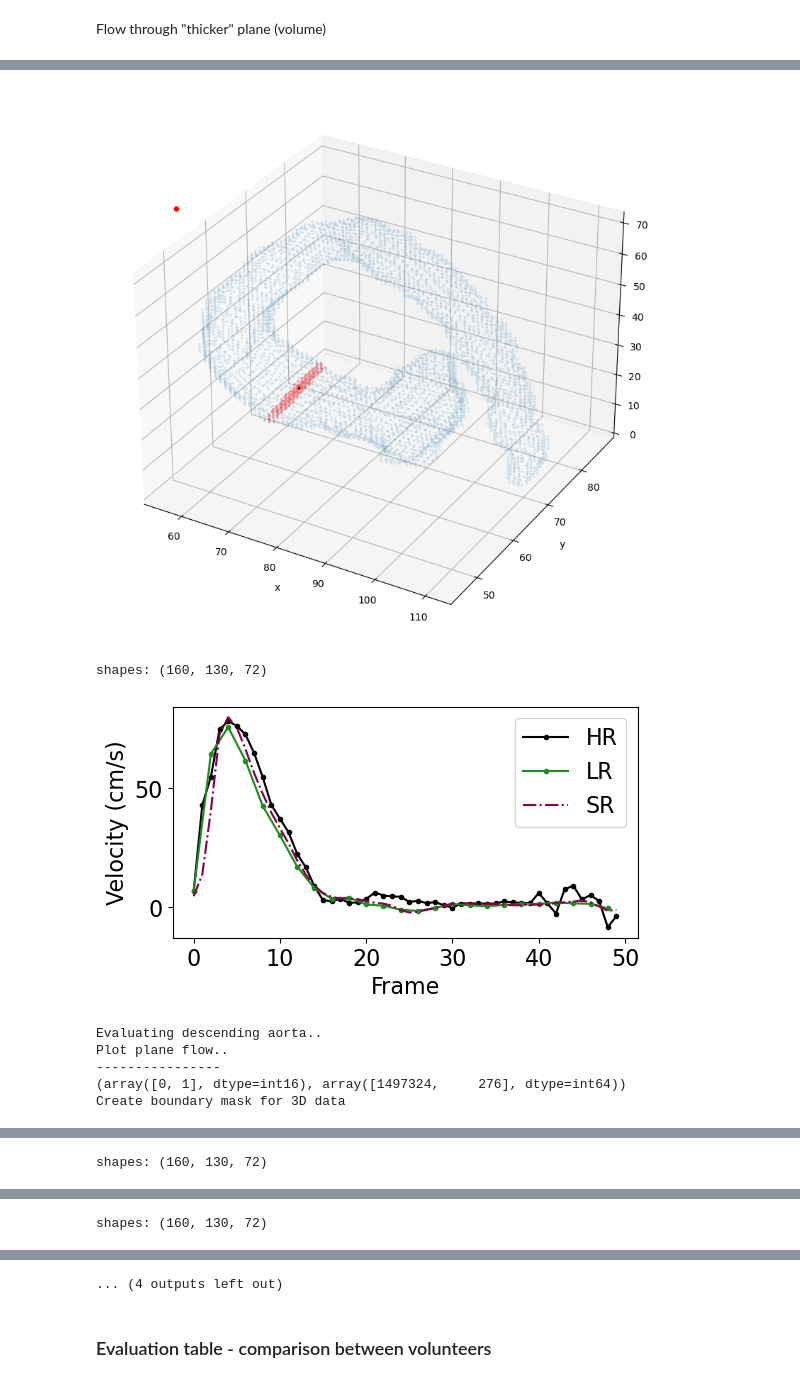
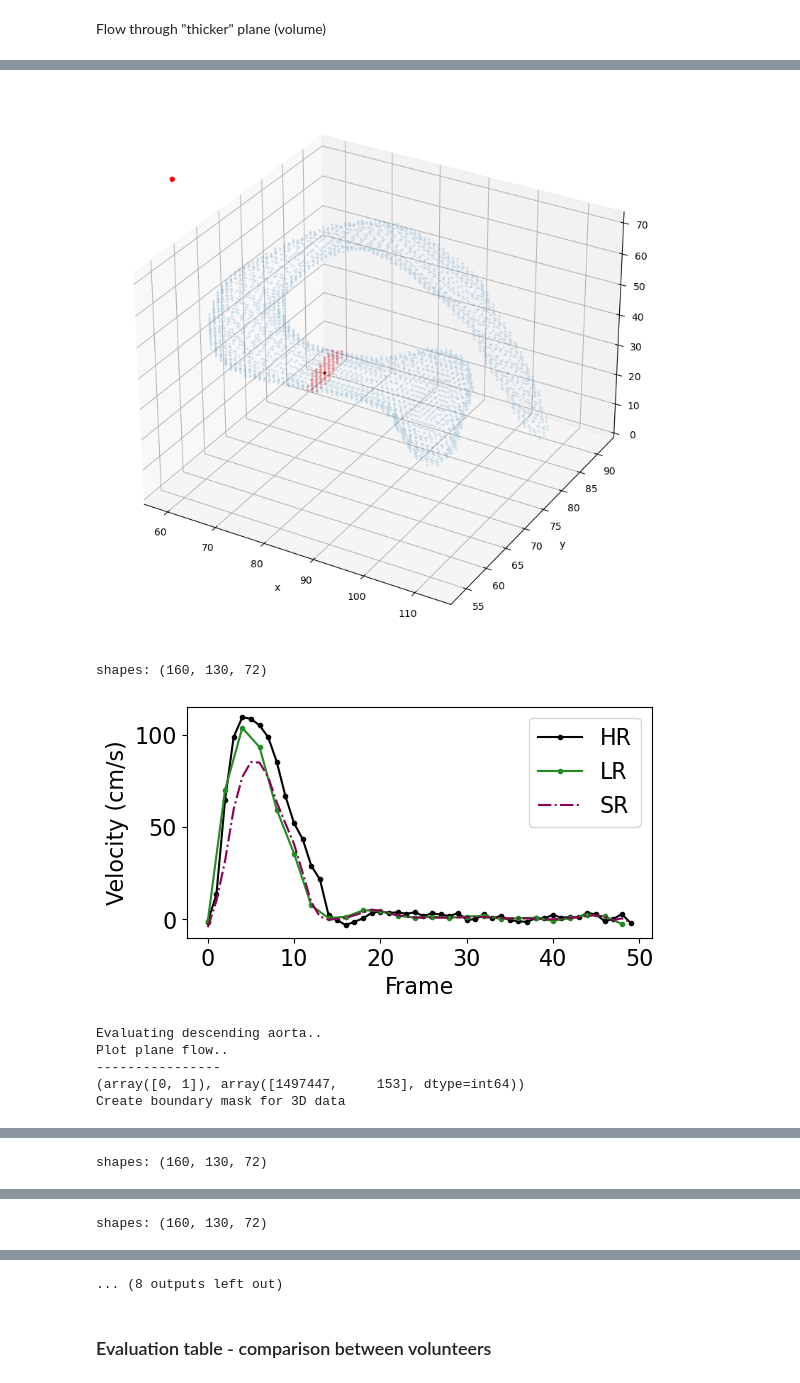
Before and after one commit to PiaaCaa/4DFlowNet, a Jupyter notebook: src/notebooks/evaluate_paired_invivo_results.ipynb, the cells around one changed output, grey strips where cells are left out. Cells and saved outputs as stored; diff of their text form; code cells hidden in the pictures.

```diff
--- a/src/notebooks/evaluate_paired_invivo_results.ipynb
+++ b/src/notebooks/evaluate_paired_invivo_results.ipynb
@@ -1472,7 +1465,7 @@ eval_dir = f'../../results/in_vivo/paired_data/plots/comparison/planeflows'
 
 os.makedirs(eval_dir, exist_ok=True)
 
-volunteers = ['v5', 'v6' ]#['v3', 'v4',  'v5', 'v6', 'v7']
+volunteers = ['v3', 'v4',  'v5', 'v6', 'v7'] #['v5', 'v6' ]#
 
 volunteer_plane_normal_ascending = {
     'v3_origin': [198.75, 166.096, 90.2740],
@@ -1528,16 +1521,16 @@ volunteer_plot_settings = {
         'thickness_descending': 2,
     },
     'v5': {
-        'order_normal': [0, 1, 2],
-        'factor_plane_normal': [1, 1, 1],
+        'order_normal': [2, 1, 0],
+        'factor_plane_normal': [1, 1, -1],
         'idxs_nonflow_area_ascending': [np.index_exp[:, 65:, :]],
         'idxs_nonflow_area_descending': [np.index_exp[:, :65, :]],
         'thickness_ascending': 2,
         'thickness_descending': 2,
     },
     'v6': {
-        'order_normal': [0, 1, 2],
-        'factor_plane_normal': [1, 1, 1],
+        'order_normal': [2, 1, 0],
+        'factor_plane_normal': [1, 1, -1],
         'idxs_nonflow_area_ascending': [np.index_exp[:, 73:, :]],
         'idxs_nonflow_area_descending': [np.index_exp[:, :73, :]],
         'thickness_ascending': 2,
@@ -1571,20 +1564,21 @@ volunteer_plot_settings = {
 #     },
 for volunteer in volunteers:
     print(f'Processing {volunteer}...')
-    lr_filename = f'{volunteer}_wholeheart_25mm_40ms_new_orient.h5'
-    hr_filename = f'{volunteer}_wholeheart_25mm_20ms_new_orient.h5'
-    sr_filename = f'{volunteer}_wholeheart_25mm_40ms_new_orient/{volunteer}_wholeheart_25mm_40ms_new_orient_20240709-2057_wvu_order_new_inputorientation.h5' #_wvu_order
+    lr_filename = f'{volunteer}_wholeheart_25mm_40ms.h5'
+    hr_filename = f'{volunteer}_wholeheart_25mm_20ms.h5'
+    sr_filename = f'{volunteer}_wholeheart_25mm_40ms/{volunteer}_wholeheart_25mm_40ms_20240709-2057.h5' #_wvu_order
 
     os.makedirs(eval_dir, exist_ok=True)
 
     with h5py.File(f'{lr_dir}/{lr_filename}', 'r') as f:
+        print(f.keys())
         lr_u = np.array(f['u'])
         lr_v = np.array(f['v'])
         lr_w = np.array(f['w'])#*(-1.0)
         # lr_v = np.array(f['u'])
         # lr_w = np.array(f['v'])
         # lr_u = np.array(f['w'])
-        mask = np.array(f['mask'])
+        mask = np.array(f['mask_smooth'])
         mask_aorta = np.array(f['mask_aorta'])
         mask_lv = np.array(f['mask_LV'])
 
@@ -1619,9 +1613,6 @@ for volunteer in volunteers:
     plane_normal_descending = np.array(volunteer_plane_normal_descending[f'{volunteer}_normal'])
     cp_plane_descending = np.array(volunteer_plane_normal_descending[f'{volunteer}_origin'])/dx
 
-    idxs_nonflow_area_ascending = [np.index_exp[ :, 80:, :]]
-    idxs_nonflow_area_descending = [np.index_exp[ :, :80, :]]
-
 
     print('Evaluating ascening aorta..')
     # plot ascending aorta
@@ -1649,9 +1641,9 @@ Plot plane flow..
 Create boundary mask for 3D data
-[figure, old version]
+[figure, new version]
 shapes: (160, 130, 72)
-[figure, old version]
+[figure, new version]
 Evaluating descending aorta..
 Plot plane flow..
 ----------------
-(array([0, 1], dtype=int16), array([1497324,     276], dtype=int64))
+(array([0, 1]), array([1497447,     153], dtype=int64))
 Create boundary mask for 3D data
@@ -1674,4 +1666,4 @@ shapes: (160, 130, 72)
-... (4 outputs left out)
+... (8 outputs left out)
 # %% [markdown]
 ### Evaluation table - comparison between volunteers
 # %%
```
Also changed, not shown: parts of 2 cells of this notebook, 2 other files.
